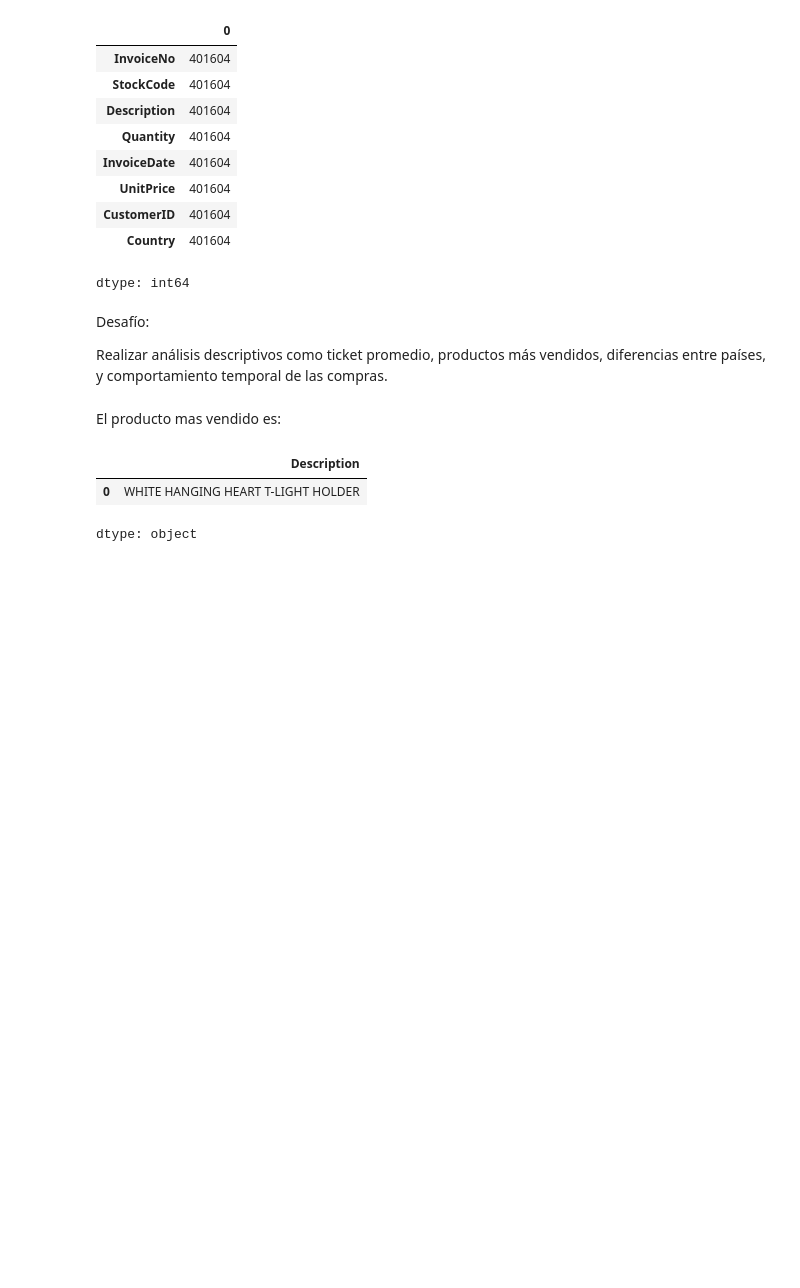
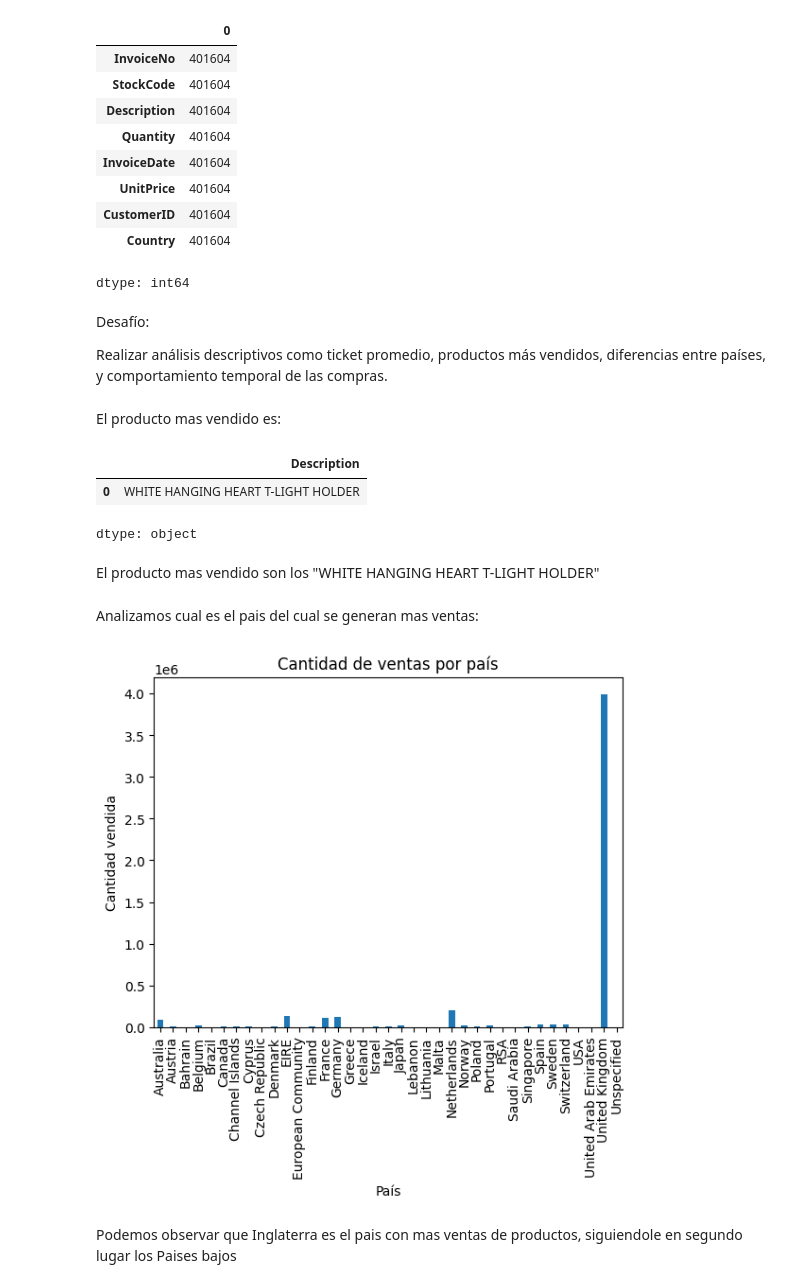
Before and after one commit to benmancilla/EDA_FundamentosML_BenjaminMancilla, a Jupyter notebook: Untitled4.ipynb, the cells around one changed output. Drawn from its saved outputs; the diff is of its cells as text; code cells hidden in the pictures; blank space fills up the shorter version.

```diff
--- a/Untitled4.ipynb
+++ b/Untitled4.ipynb
@@ -98,3 +98,22 @@ data['Description'].mode()
 |  | Description |
 | 0 | WHITE HANGING HEART T-LIGHT HOLDER |
 dtype: object
+# %% [markdown]
+El producto mas vendido son los "WHITE HANGING HEART T-LIGHT HOLDER"
+# %% [markdown]
+Analizamos cual es el pais del cual se generan mas ventas:
+# %%
+# Agrupar por país y sumar las cantidades vendidas
+sales_by_country = data.groupby('Country')['Quantity'].sum()
+
+# Para una visualización más clara, puedes usar un gráfico de barras
+import matplotlib.pyplot as plt
+sales_by_country.plot(kind='bar')
+plt.title('Cantidad de ventas por país')
+plt.xlabel('País')
+plt.ylabel('Cantidad vendida')
+plt.show()
+# %% [output]
+[figure, added]
+# %% [markdown]
+Podemos observar que Inglaterra es el pais con mas ventas de productos, siguiendole en segundo lugar los Paises bajos
```
